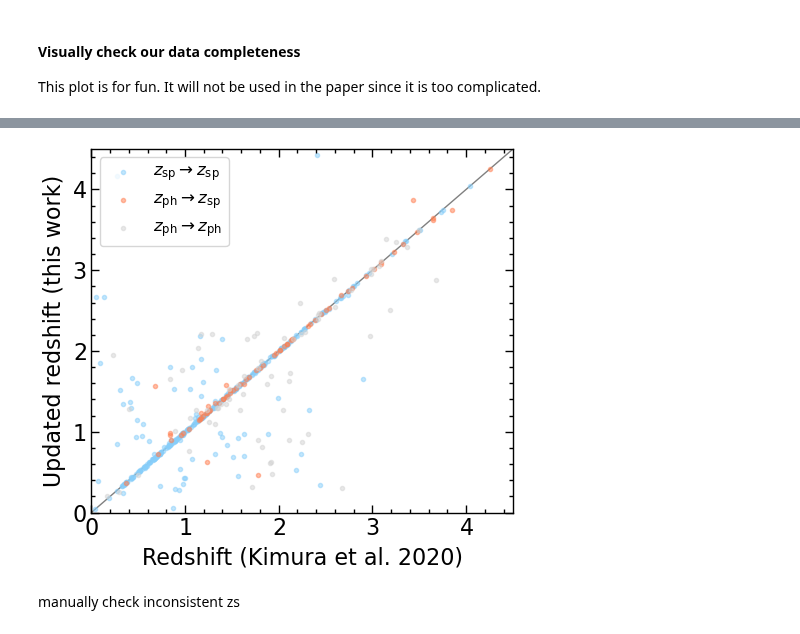
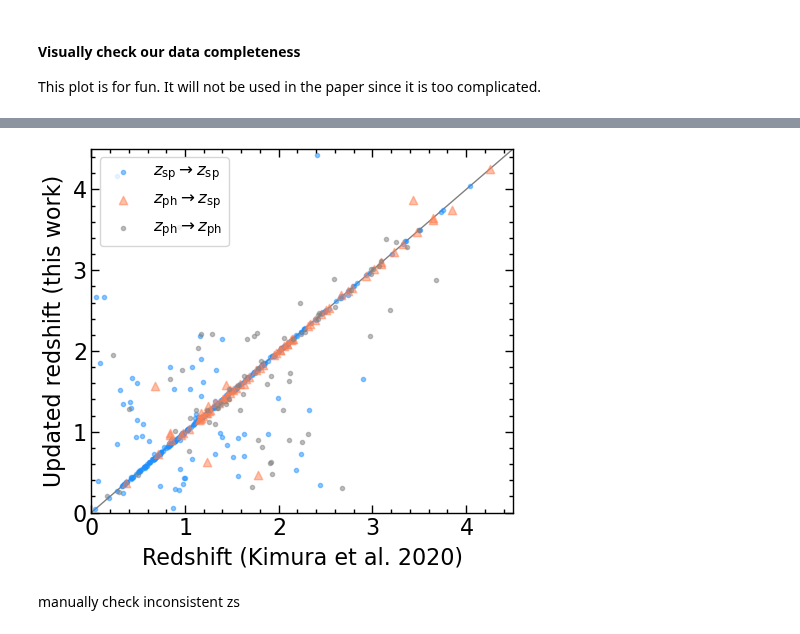
Before and after one commit to Chisen-Lupus/dwarf_agn_cosmos, a Jupyter notebook: hsc-ssp_specz.ipynb, the cells around one changed output, grey strips where cells are left out. Drawn from its saved outputs; the diff is of its cells as text; code cells hidden in the pictures.

```diff
--- a/hsc-ssp_specz.ipynb
+++ b/hsc-ssp_specz.ipynb
@@ -110,7 +110,7 @@ result_table = customSimbad.query_region(cat_agn, radius=0.5*u.arcsec)
 print(len(result_table[result_table['RVZ_WAVELENGTH']=='O']))
 #TODO: Possibly add N (near-ir)
 
-mask_spec_simbad = (result_table['RVZ_WAVELENGTH']=='O') & (result_table['RVZ_QUAL']!='E')
+mask_spec_simbad = ((result_table['RVZ_WAVELENGTH']=='O') | (result_table['RVZ_WAVELENGTH']=='N'))  & (result_table['RVZ_QUAL']!='E')
 
 result_table.write('result_table.txt', format='csv', overwrite=True)
 # %% [output]
@@ -300,8 +307,41 @@ for i, bibcode in enumerate(simbad_bibcodes):
     #print(count)
     profile.add_row(['z0_%02d'%(i+1), sum(data_agn_updated['r_z0']==i+1), bibcode, '', '', get_ref(bibcode)])
 
-profile[np.where(profile['bibcode']=='2009ApJ...696.1195T')[0][0]]['description'] = 'Magellan'
-profile[np.where(profile['bibcode']=='2018ApJ...858...77H')[0][0]]['description'] = 'DEIMOS'
+profile[np.where(profile['bibcode']=='2009ApJ...696.1195T')[0][0]]['description'] = 'XMM-Newton AGN'
+profile[np.where(profile['bibcode']=='2018ApJ...858...77H')[0][0]]['description'] = 'DEIMOS 10K'
+profile[np.where(profile['bibcode']=='2007ApJS..172...70L')[0][0]]['description'] = 'zCOSMOS DR3'
+profile[np.where(profile['bibcode']=='2009ApJ...693....8B')[0][0]]['description'] = 'z>3 X-ray QSOs'
+profile[np.where(profile['bibcode']=='2012ApJ...753..121K')[0][0]]['description'] = 'zCOSMOS 20k Group'
+profile[np.where(profile['bibcode']=='2012ApJ...758...47A')[0][0]]['description'] = 'z<1 X-ray AGN'
+profile[np.where(profile['bibcode']=='2012ApJS..203...21A')[0][0]]['description'] = 'SDSS DR9'
+profile[np.where(profile['bibcode']=='2014A&A...563A..54P')[0][0]]['description'] = 'SDSS DR10 quasar cat'
+profile[np.where(profile['bibcode']=='2014MNRAS.443.2679B')[0][0]]['description'] = 'GEEC2'
+profile[np.where(profile['bibcode']=='2015ApJS..219...12A')[0][0]]['description'] = 'SDSS DR12'
+profile[np.where(profile['bibcode']=='2015ApJS..220...12S')[0][0]]['description'] = 'FMOS-COSMOS'
+profile[np.where(profile['bibcode']=='2016MNRAS.456.1195H')[0][0]]['description'] = 'KASHz'
+profile[np.where(profile['bibcode']=='2016MNRAS.458.4321K')[0][0]]['description'] = 'SCUBA-2'
+profile[np.where(profile['bibcode']=='2017MNRAS.467.1965H')[0][0]]['description'] = 'KROSS'
+profile[np.where(profile['bibcode']=='2018A&A...611A..53J')[0][0]]['description'] = 'VVDS reprocessed'
+profile[np.where(profile['bibcode']=='2018A&A...613A..51P')[0][0]]['description'] = 'SDSS DR14 quasar cat'
+profile[np.where(profile['bibcode']=='2018ApJ...869...20B')[0][0]]['description'] = 'IMACS faint AGN'
+profile[np.where(profile['bibcode']=='2018ApJS..234...21D')[0][0]]['description'] = 'hCOSMOS'
+profile[np.where(profile['bibcode']=='2018ApJS..239...27S')[0][0]]['description'] = 'LEGA-C DR2'
+profile[np.where(profile['bibcode']=='2018PASJ...70S..10O')[0][0]]['description'] = 'GOLDRUSH'
+profile[np.where(profile['bibcode']=='2019ApJ...877...81M')[0][0]]['description'] = 'C3R2 DR2'
+profile[np.where(profile['bibcode']=='2020A&A...633A.159R')[0][0]]['description'] = 'SMUVS Lya emitters'
+profile[np.where(profile['bibcode']=='2020AJ....160...37M')[0][0]]['description'] = 'CLAMATO'
+profile[np.where(profile['bibcode']=='2020ApJ...903...24M')[0][0]]['description'] = 'HETDEX LAEs/eBOSS QSOs'
+profile[np.where(profile['bibcode']=='2020ApJS..250....8L')[0][0]]['description'] = 'SDSS DR16 QSOs'
+profile[np.where(profile['bibcode']=='2021ApJS..256....9S')[0][0]]['description'] = 'C3R2 DR3'
+profile[np.where(profile['bibcode']=='2021ApJS..256...44V')[0][0]]['description'] = 'LEGA-C DR3'
+# NIR
+profile[np.where(profile['bibcode']=='2015ApJ...806L..35K')[0][0]]['description'] = 'FMOS-COSMOS NIR'
+profile[np.where(profile['bibcode']=='2016ApJ...822...42O')[0][0]]['description'] = 'Star-forming Galaxies NIR'
+profile[np.where(profile['bibcode']=='2018ApJS..239...22S')[0][0]]['description'] = 'FMOS-COSMOS AGN NIR'
+
+#profile[np.where(profile['bibcode']=='')[0][0]]['description'] = ''
+
+#TODO: Should probably look the individual sources that are matched in e.g. DR2 but not DR3?
 
 # add z1 (HSC DR3)
 for i, bibcode in enumerate(hsc_bibcodes.values()):
@@ -416,33 +455,33 @@ plt.grid(which='minor', alpha=0.5)
 # %%
 fig, ax = plt.subplots(1,1, figsize=(5, 4.5))
 
 # mask_unchanged = (data_agn_updated['r_z']==4)
 # ax.scatter(data_agn_updated['z4'][mask_unchanged], data_agn_updated['z'][mask_unchanged],
 #            marker='.', color='gray', label=r'unchanged', alpha=0.5)
 
 mask_sp2sp = (data_agn_updated['r_z4']<=2) & (data_agn_updated['r_z']<=2)
 ax.scatter(data_agn_updated['z4'][mask_sp2sp], data_agn_updated['z'][mask_sp2sp],
-           marker='.', color='lightskyblue', label=r'$z_{\rm sp} \rightarrow z_{\rm sp}$', alpha=0.5)
+           marker='.', color='dodgerblue', label=r'$z_{\rm sp} \rightarrow z_{\rm sp}$', alpha=0.5)
 
 mask_ph2sp = (data_agn_updated['r_z4']>=3) & (data_agn_updated['r_z']<=2)
 ax.scatter(data_agn_updated['z4'][mask_ph2sp], data_agn_updated['z'][mask_ph2sp],
-           marker='.', color='coral', label=r'$z_{\rm ph} \rightarrow z_{\rm sp}$', alpha=0.5)
+           marker='^', color='coral', label=r'$z_{\rm ph} \rightarrow z_{\rm sp}$', alpha=0.5)
 
 mask_ph2ph = (data_agn_updated['r_z4']>=3) & (data_agn_updated['r_z']>=3)
 ax.scatter(data_agn_updated['z4'][mask_ph2ph], data_agn_updated['z'][mask_ph2ph],
-           marker='.', color='lightgray', label=r'$z_{\rm ph} \rightarrow z_{\rm ph}$', alpha=0.5)
+           marker='.', color='gray', label=r'$z_{\rm ph} \rightarrow z_{\rm ph}$', alpha=0.5)
 
 ax.plot([0, 4.5], [0, 4.5], lw=1, zorder=-2, color='gray')
 ax.set_xlabel('Redshift (Kimura et al. 2020)')
 ax.set_ylabel('Updated redshift (this work)')
 ax.legend(frameon=True, loc=2, fontsize=12)
 ax.set_xlim(0, 4.5)
 ax.set_ylim(0, 4.5)
 fig.savefig('specz.pdf', dpi=300)
 
 fig.tight_layout()
 # %% [output]
-[figure, old version]
+[figure, new version]
 # %% [markdown]
 manually check inconsistent zs
 # %%
```
Also changed, not shown: parts of 7 cells of this notebook.
